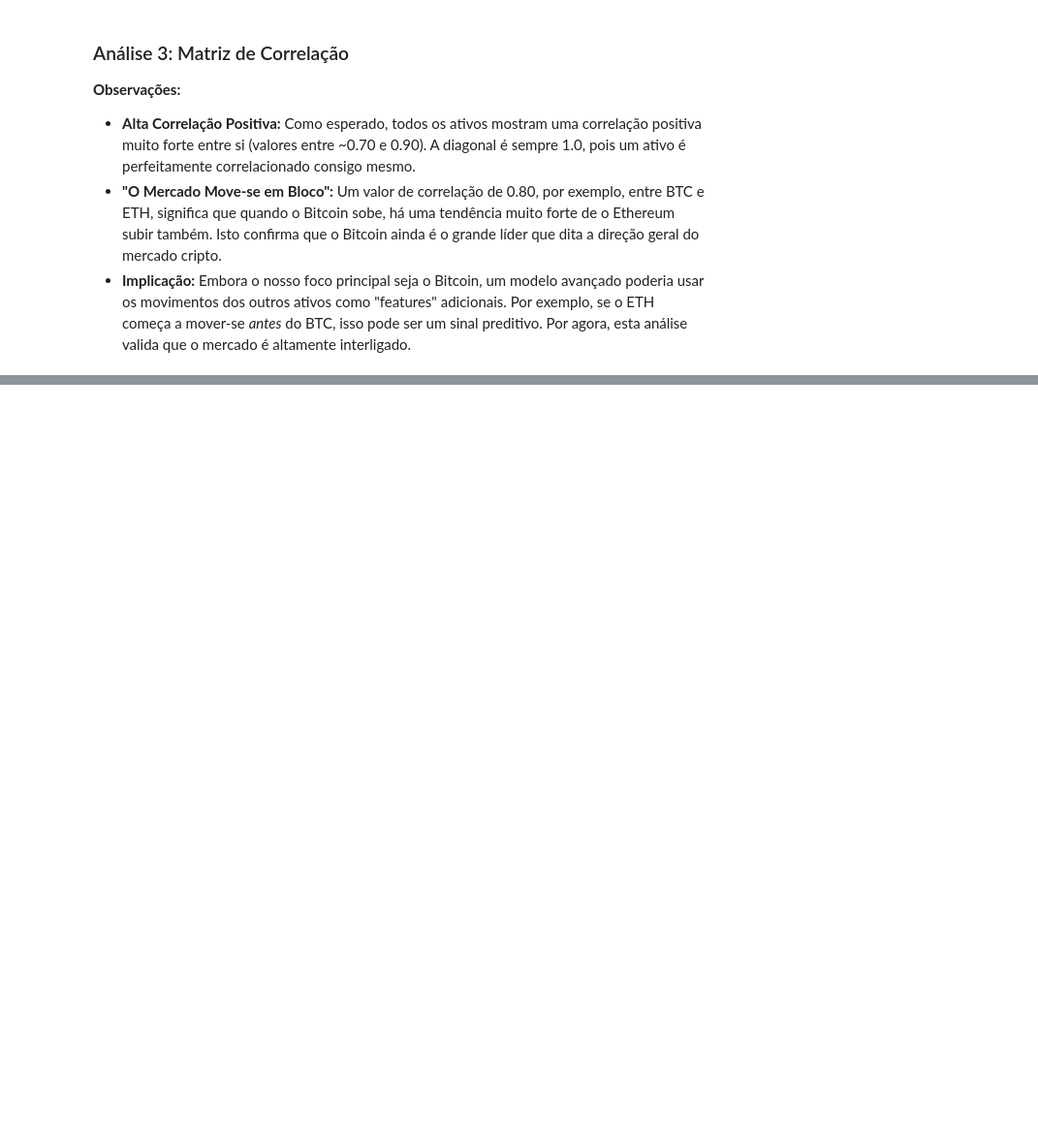
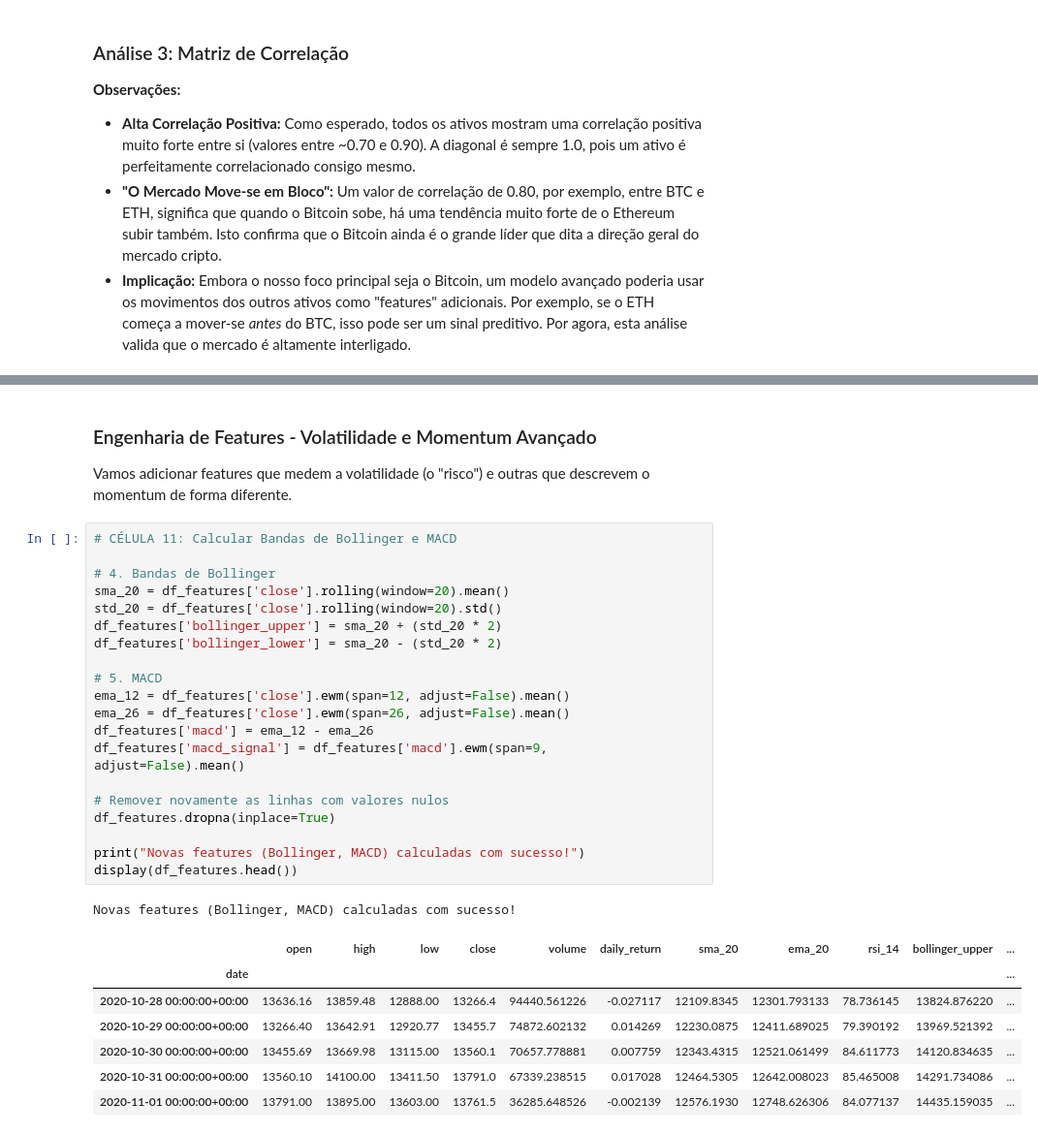
Before and after one commit to bernini10/oraculo-de-bitcoin, a Jupyter notebook: notebooks/01-Data-Exploration.ipynb, the cells around one changed output, grey strips where cells are left out. Shown: that part at 97% size. Drawn from its saved outputs; the diff is of its cells as text; blank space fills up the shorter version.

```diff
--- a/notebooks/01-Data-Exploration.ipynb
+++ b/notebooks/01-Data-Exploration.ipynb
@@ -197,0 +245,33 @@ Matriz de Correlação (Valores Numéricos):
+# %% [markdown]
+### Engenharia de Features - Volatilidade e Momentum Avançado
+
+Vamos adicionar features que medem a volatilidade (o "risco") e outras que descrevem o momentum de forma diferente.
+# %%
+# CÉLULA 11: Calcular Bandas de Bollinger e MACD
+
+# 4. Bandas de Bollinger
+sma_20 = df_features['close'].rolling(window=20).mean()
+std_20 = df_features['close'].rolling(window=20).std()
+df_features['bollinger_upper'] = sma_20 + (std_20 * 2)
+df_features['bollinger_lower'] = sma_20 - (std_20 * 2)
+
+# 5. MACD
+ema_12 = df_features['close'].ewm(span=12, adjust=False).mean()
+ema_26 = df_features['close'].ewm(span=26, adjust=False).mean()
+df_features['macd'] = ema_12 - ema_26
+df_features['macd_signal'] = df_features['macd'].ewm(span=9, adjust=False).mean()
+
+# Remover novamente as linhas com valores nulos
+df_features.dropna(inplace=True)
+
+print("Novas features (Bollinger, MACD) calculadas com sucesso!")
+display(df_features.head())
+# %% [output]
+Novas features (Bollinger, MACD) calculadas com sucesso!
+|  | open | high | low | close | volume | daily_return | sma_20 | ema_20 | rsi_14 | bollinger_upper | ... |
+| date |  |  |  |  |  |  |  |  |  |  | ... |
+| 2020-10-28 00:00:00+00:00 | 13636.16 | 13859.48 | 12888.00 | 13266.4 | 94440.561226 | -0.027117 | 12109.8345 | 12301.793133 | 78.736145 | 13824.876220 | ... |
+| 2020-10-29 00:00:00+00:00 | 13266.40 | 13642.91 | 12920.77 | 13455.7 | 74872.602132 | 0.014269 | 12230.0875 | 12411.689025 | 79.390192 | 13969.521392 | ... |
+| 2020-10-30 00:00:00+00:00 | 13455.69 | 13669.98 | 13115.00 | 13560.1 | 70657.778881 | 0.007759 | 12343.4315 | 12521.061499 | 84.611773 | 14120.834635 | ... |
+| 2020-10-31 00:00:00+00:00 | 13560.10 | 14100.00 | 13411.50 | 13791.0 | 67339.238515 | 0.017028 | 12464.5305 | 12642.008023 | 85.465008 | 14291.734086 | ... |
+| 2020-11-01 00:00:00+00:00 | 13791.00 | 13895.00 | 13603.00 | 13761.5 | 36285.648526 | -0.002139 | 12576.1930 | 12748.626306 | 84.077137 | 14435.159035 | ... |
```
Also changed, not shown: parts of 5 cells of this notebook.
